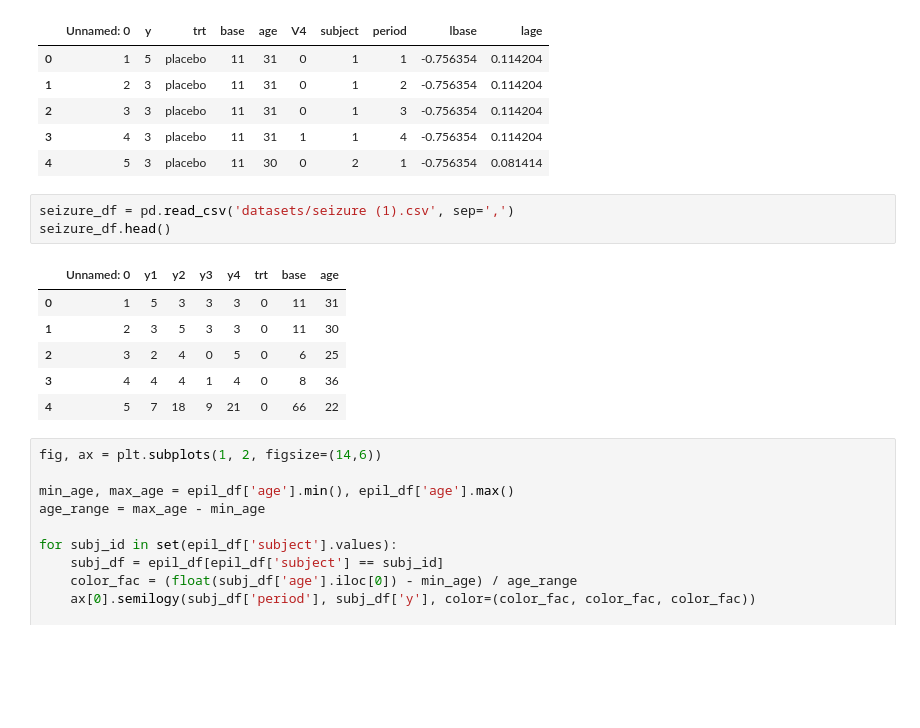
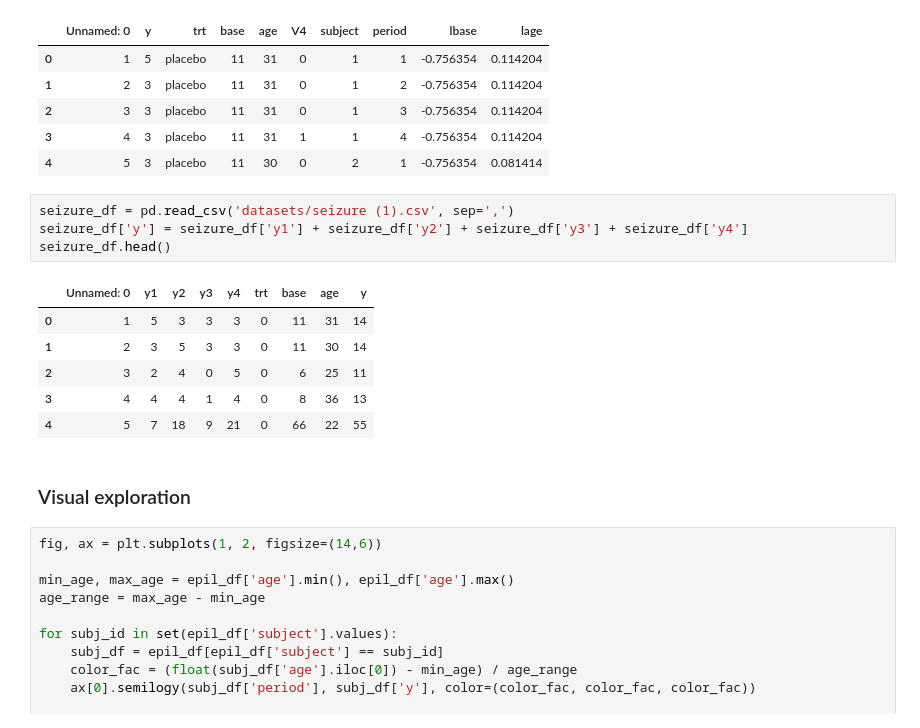
Before and after one commit to fbecerra/seizuresandepilepsy, a Jupyter notebook: explore_epil_data.ipynb, the cells around one changed output. Drawn from its saved outputs; the diff is of its cells as text; blank space fills up the shorter version.

```diff
--- a/explore_epil_data.ipynb
+++ b/explore_epil_data.ipynb
@@ -17,14 +33,17 @@ epil_df.head()
 | 4 | 5 | 3 | placebo | 11 | 30 | 0 | 2 | 1 | -0.756354 | 0.081414 |
 # %%
 seizure_df = pd.read_csv('datasets/seizure (1).csv', sep=',')
+seizure_df['y'] = seizure_df['y1'] + seizure_df['y2'] + seizure_df['y3'] + seizure_df['y4']
 seizure_df.head()
 # %% [output]
-|  | Unnamed: 0 | y1 | y2 | y3 | y4 | trt | base | age |
-| 0 | 1 | 5 | 3 | 3 | 3 | 0 | 11 | 31 |
-| 1 | 2 | 3 | 5 | 3 | 3 | 0 | 11 | 30 |
-| 2 | 3 | 2 | 4 | 0 | 5 | 0 | 6 | 25 |
-| 3 | 4 | 4 | 4 | 1 | 4 | 0 | 8 | 36 |
-| 4 | 5 | 7 | 18 | 9 | 21 | 0 | 66 | 22 |
+|  | Unnamed: 0 | y1 | y2 | y3 | y4 | trt | base | age | y |
+| 0 | 1 | 5 | 3 | 3 | 3 | 0 | 11 | 31 | 14 |
+| 1 | 2 | 3 | 5 | 3 | 3 | 0 | 11 | 30 | 14 |
+| 2 | 3 | 2 | 4 | 0 | 5 | 0 | 6 | 25 | 11 |
+| 3 | 4 | 4 | 4 | 1 | 4 | 0 | 8 | 36 | 13 |
+| 4 | 5 | 7 | 18 | 9 | 21 | 0 | 66 | 22 | 55 |
+# %% [markdown]
+### Visual exploration
 # %%
 fig, ax = plt.subplots(1, 2, figsize=(14,6))
 
```
Also changed, not shown: parts of 8 cells of this notebook, 1 other file.
